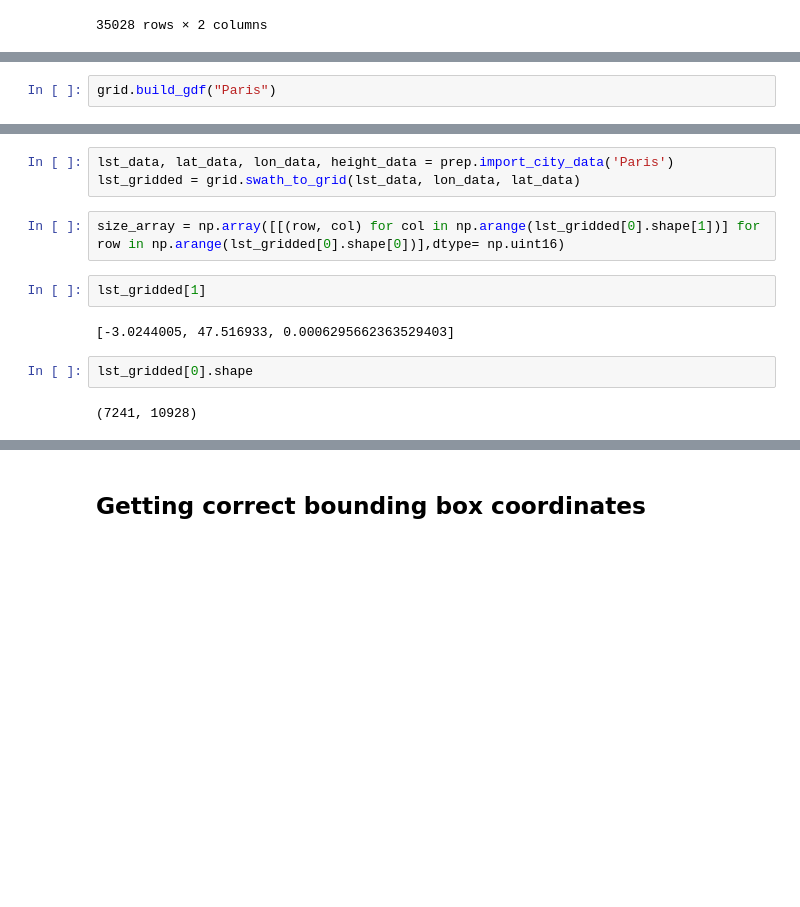
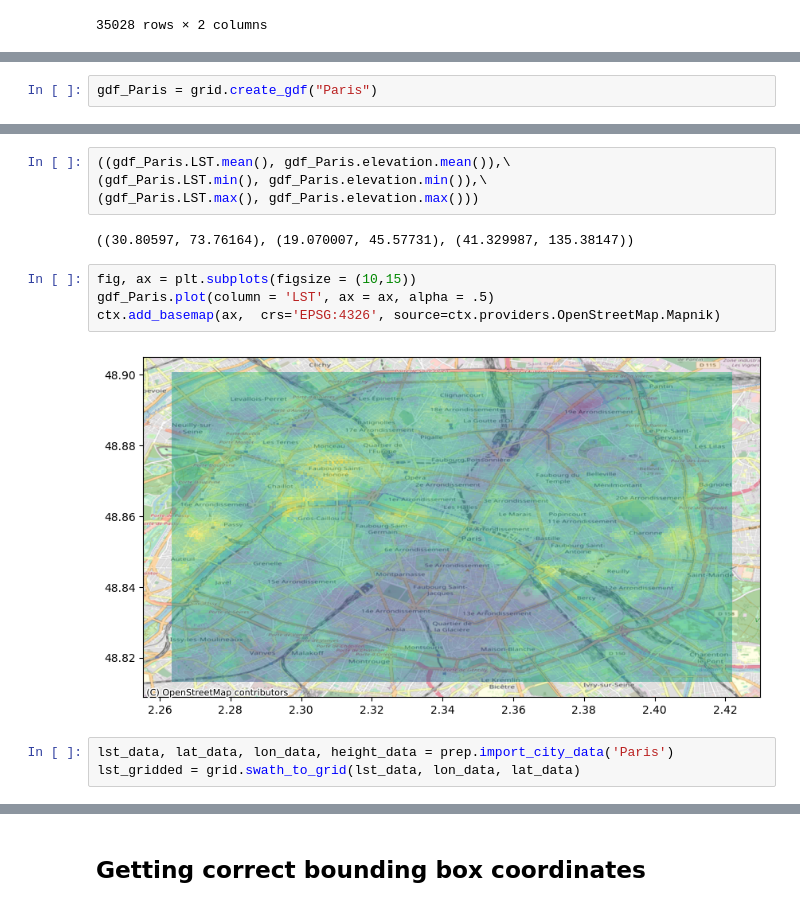
Before and after one commit to b-fa-ce/future_proofing_cities, a Jupyter notebook: notebooks/notebook_gridding.ipynb, the cells around one changed output, grey strips where cells are left out. Drawn from its saved outputs; the diff is of its cells as text; blank space fills up the shorter version.

```diff
--- a/notebooks/notebook_gridding.ipynb
+++ b/notebooks/notebook_gridding.ipynb
@@ -588,2 +636,2 @@ lat_range = np.arange(*get_specfic_tile(lst_gridded[1], prep.CITY_BOUNDING_BOXES
 # %%
-grid.build_gdf("Paris")
+gdf_Paris = grid.create_gdf("Paris")
@@ -610,13 +685,15 @@ np.array(corners).shape
+# %%
+((gdf_Paris.LST.mean(), gdf_Paris.elevation.mean()),\
+(gdf_Paris.LST.min(), gdf_Paris.elevation.min()),\
+(gdf_Paris.LST.max(), gdf_Paris.elevation.max()))
+# %% [output]
+((30.80597, 73.76164), (19.070007, 45.57731), (41.329987, 135.38147))
+# %%
+fig, ax = plt.subplots(figsize = (10,15))
+gdf_Paris.plot(column = 'LST', ax = ax, alpha = .5)
+ctx.add_basemap(ax,  crs='EPSG:4326', source=ctx.providers.OpenStreetMap.Mapnik)
+# %% [output]
+[figure, added]
 # %%
 lst_data, lat_data, lon_data, height_data = prep.import_city_data('Paris')
 lst_gridded = grid.swath_to_grid(lst_data, lon_data, lat_data)
-# %%
-size_array = np.array([[(row, col) for col in np.arange(lst_gridded[0].shape[1])] for row in np.arange(lst_gridded[0].shape[0])],dtype= np.uint16)
-# %%
-lst_gridded[1]
-# %% [output]
-[-3.0244005, 47.516933, 0.0006295662363529403]
-# %%
-lst_gridded[0].shape
-# %% [output]
-(7241, 10928)
```
Also changed, not shown: parts of 31 cells of this notebook, 1 other file.
